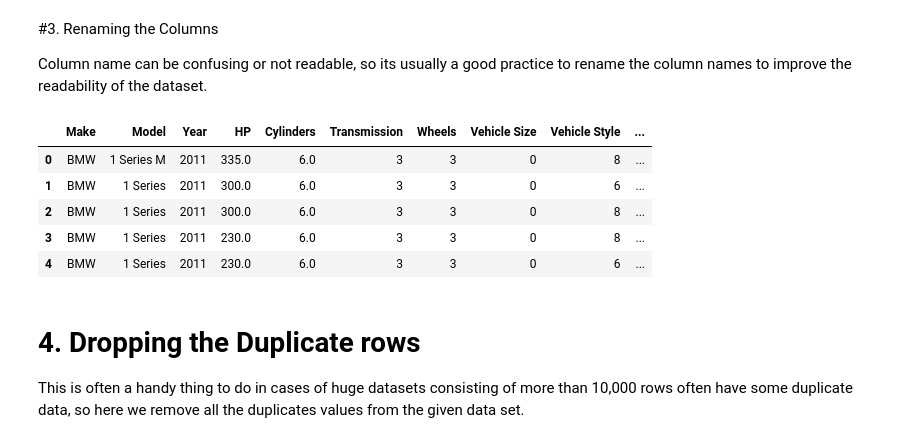
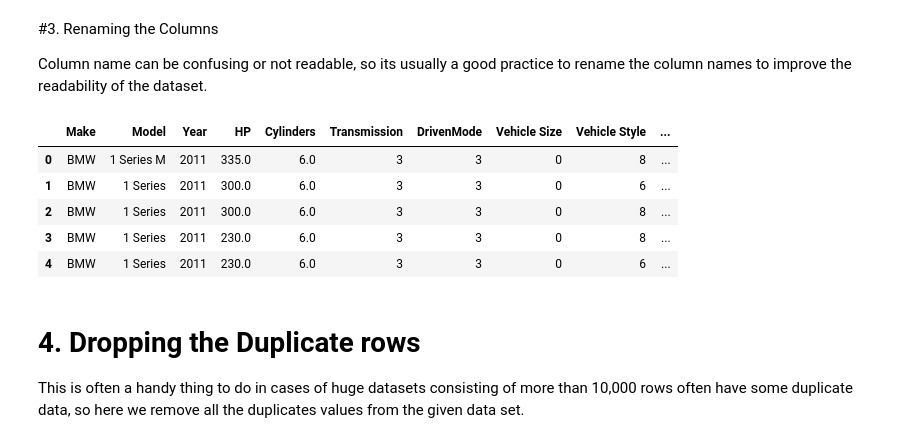
Before and after one commit to raina02/InternshipStudio_Project, a Jupyter notebook: InternshipStudio_Project.ipynb, the cells around one changed output. Cells and saved outputs as stored; diff of their text form; code cells hidden in the pictures.

```diff
--- a/InternshipStudio_Project.ipynb
+++ b/InternshipStudio_Project.ipynb
@@ -186,10 +173,10 @@ df.head(5)
 
 Column name can be confusing or not readable, so its usually a good practice to rename the column names to improve the readability of the dataset.
 # %%
-df = df.rename(columns={"Engine HP": "HP", "Engine Cylinders": "Cylinders", "Transmission Type": "Transmission","Driven_Wheels": "Wheels", "highway MPG": "MPG-H","city mpg":"MPG-C"})
+df = df.rename(columns={"Engine HP": "HP", "Engine Cylinders": "Cylinders", "Transmission Type": "Transmission","Driven_Wheels": "DrivenMode", "highway MPG": "MPG-H","city mpg":"MPG-C","MSRP": "Price"})
 df.head(5)
 # %% [output]
-|  | Make | Model | Year | HP | Cylinders | Transmission | Wheels | Vehicle Size | Vehicle Style | ... |
+|  | Make | Model | Year | HP | Cylinders | Transmission | DrivenMode | Vehicle Size | Vehicle Style | ... |
 | 0 | BMW | 1 Series M | 2011 | 335.0 | 6.0 | 3 | 3 | 0 | 8 | ... |
 | 1 | BMW | 1 Series | 2011 | 300.0 | 6.0 | 3 | 3 | 0 | 6 | ... |
 | 2 | BMW | 1 Series | 2011 | 300.0 | 6.0 | 3 | 3 | 0 | 8 | ... |
```
Also changed, not shown: parts of 77 cells of this notebook.
